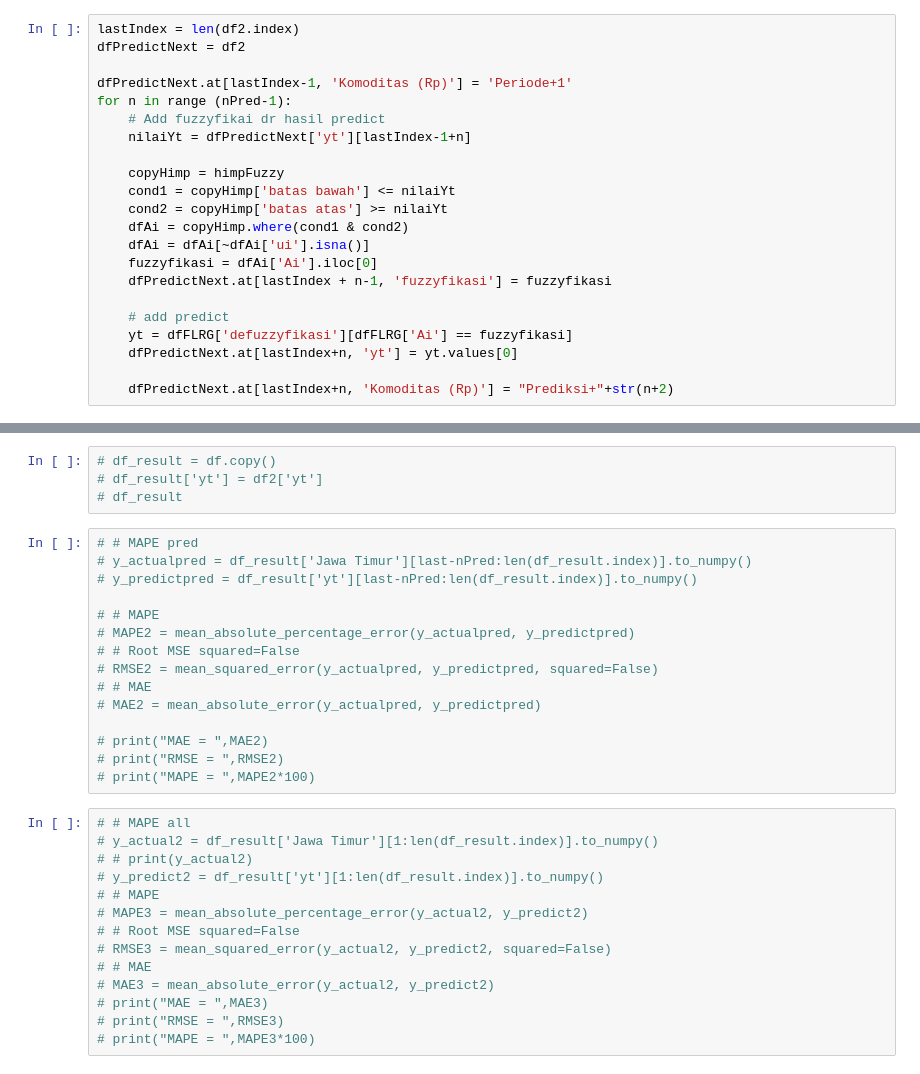
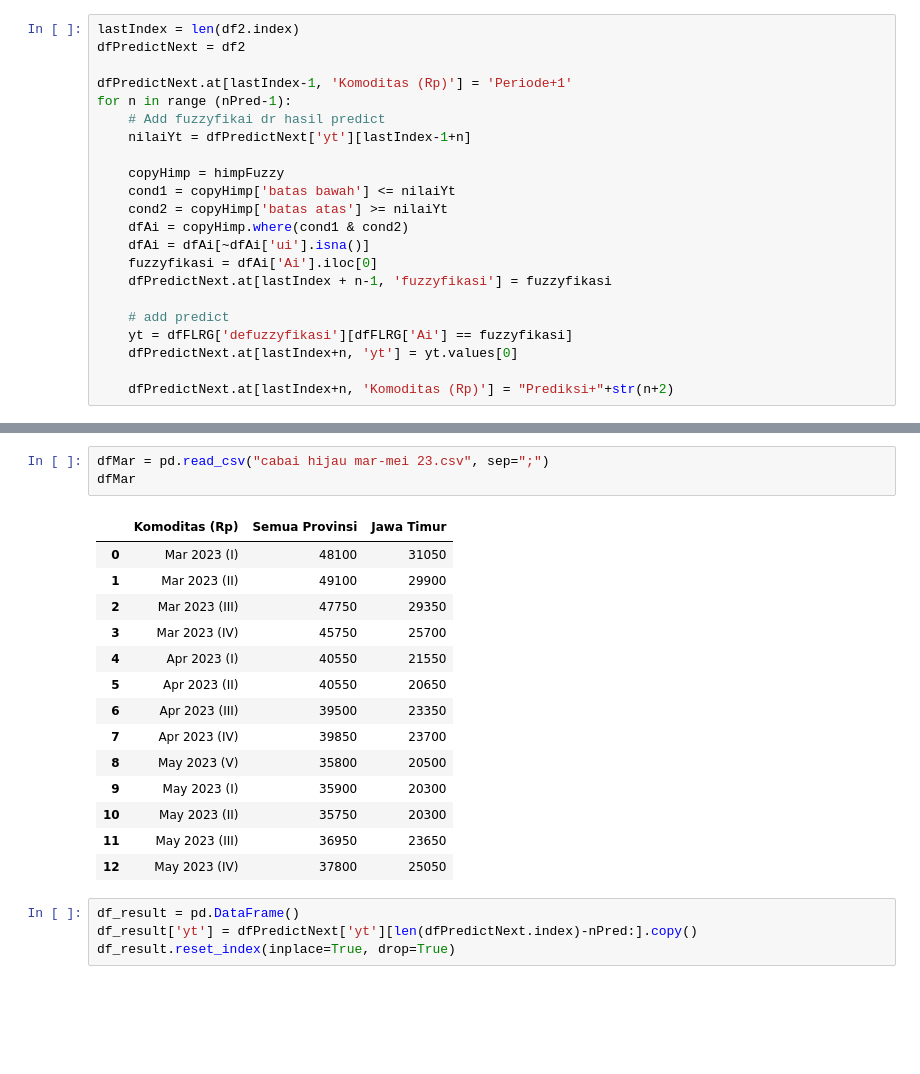
Before and after one commit to vidakomaria/fuzzyTS, a Jupyter notebook: code_cabai hijau.ipynb, the cells around one changed output, grey strips where cells are left out. Saved outputs shown, nothing was run; the diff lists cells and outputs as text; blank space fills up the shorter version.

```diff
--- a/code_cabai hijau.ipynb
+++ b/code_cabai hijau.ipynb
@@ -414,33 +406,22 @@ plt.show()
-# %%
-# df_result = df.copy()
-# df_result['yt'] = df2['yt']
-# df_result
-# %%
-# # MAPE pred
-# y_actualpred = df_result['Jawa Timur'][last-nPred:len(df_result.index)].to_numpy()
-# y_predictpred = df_result['yt'][last-nPred:len(df_result.index)].to_numpy()
-
-# # MAPE
-# MAPE2 = mean_absolute_percentage_error(y_actualpred, y_predictpred)
-# # Root MSE squared=False
-# RMSE2 = mean_squared_error(y_actualpred, y_predictpred, squared=False)
-# # MAE
-# MAE2 = mean_absolute_error(y_actualpred, y_predictpred)
-
-# print("MAE = ",MAE2)
-# print("RMSE = ",RMSE2)
-# print("MAPE = ",MAPE2*100)
-# %%
-# # MAPE all
-# y_actual2 = df_result['Jawa Timur'][1:len(df_result.index)].to_numpy()
-# # print(y_actual2)
-# y_predict2 = df_result['yt'][1:len(df_result.index)].to_numpy()
-# # MAPE
-# MAPE3 = mean_absolute_percentage_error(y_actual2, y_predict2)
-# # Root MSE squared=False
-# RMSE3 = mean_squared_error(y_actual2, y_predict2, squared=False)
-# # MAE
-# MAE3 = mean_absolute_error(y_actual2, y_predict2)
-# print("MAE = ",MAE3)
-# print("RMSE = ",RMSE3)
-# print("MAPE = ",MAPE3*100)
+# %%
+dfMar = pd.read_csv("cabai hijau mar-mei 23.csv", sep=";")
+dfMar
+# %% [output]
+|  | Komoditas (Rp) | Semua Provinsi | Jawa Timur |
+| 0 | Mar 2023 (I) | 48100 | 31050 |
+| 1 | Mar 2023 (II) | 49100 | 29900 |
+| 2 | Mar 2023 (III) | 47750 | 29350 |
+| 3 | Mar 2023 (IV) | 45750 | 25700 |
+| 4 | Apr 2023 (I) | 40550 | 21550 |
+| 5 | Apr 2023 (II) | 40550 | 20650 |
+| 6 | Apr 2023 (III) | 39500 | 23350 |
+| 7 | Apr 2023 (IV) | 39850 | 23700 |
+| 8 | May 2023 (V) | 35800 | 20500 |
+| 9 | May 2023 (I) | 35900 | 20300 |
+| 10 | May 2023 (II) | 35750 | 20300 |
+| 11 | May 2023 (III) | 36950 | 23650 |
+| 12 | May 2023 (IV) | 37800 | 25050 |
+# %%
+df_result = pd.DataFrame()
+df_result['yt'] = dfPredictNext['yt'][len(dfPredictNext.index)-nPred:].copy()
+df_result.reset_index(inplace=True, drop=True)
```
Also changed, not shown: parts of 7 cells of this notebook, 8 other files.
